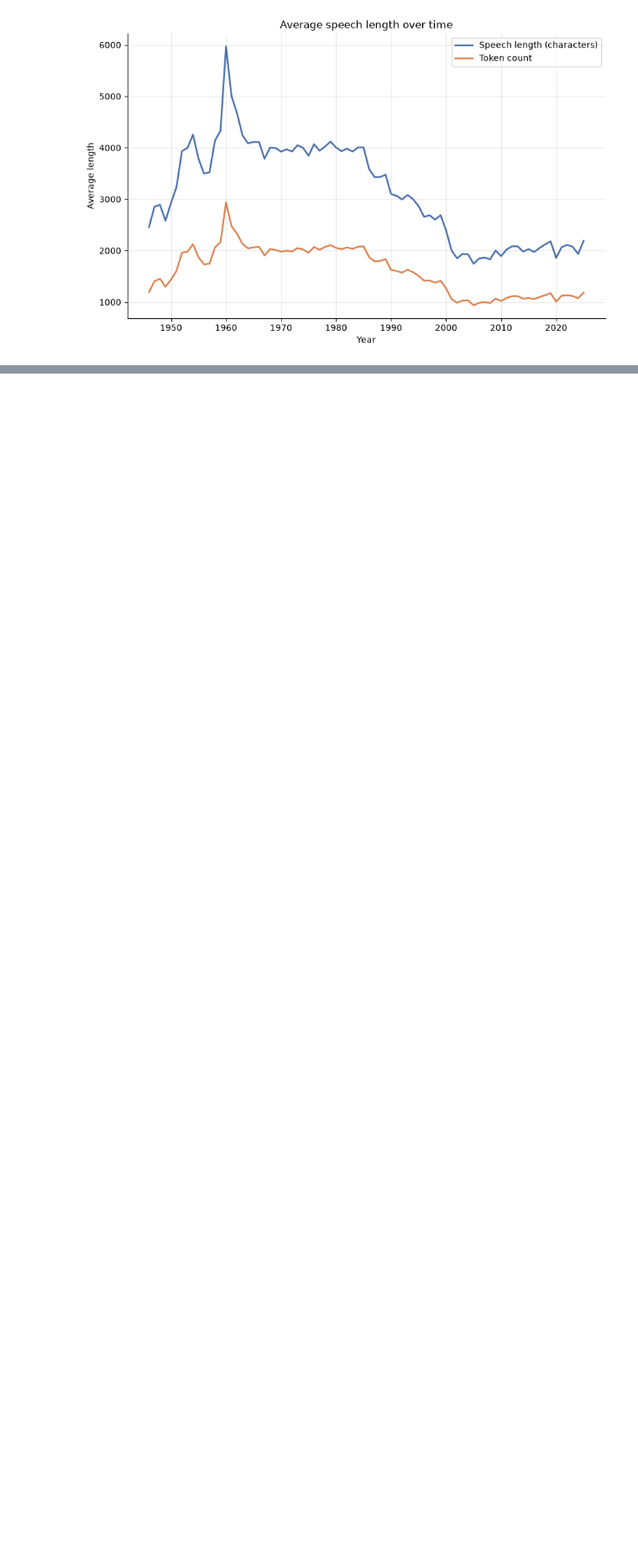
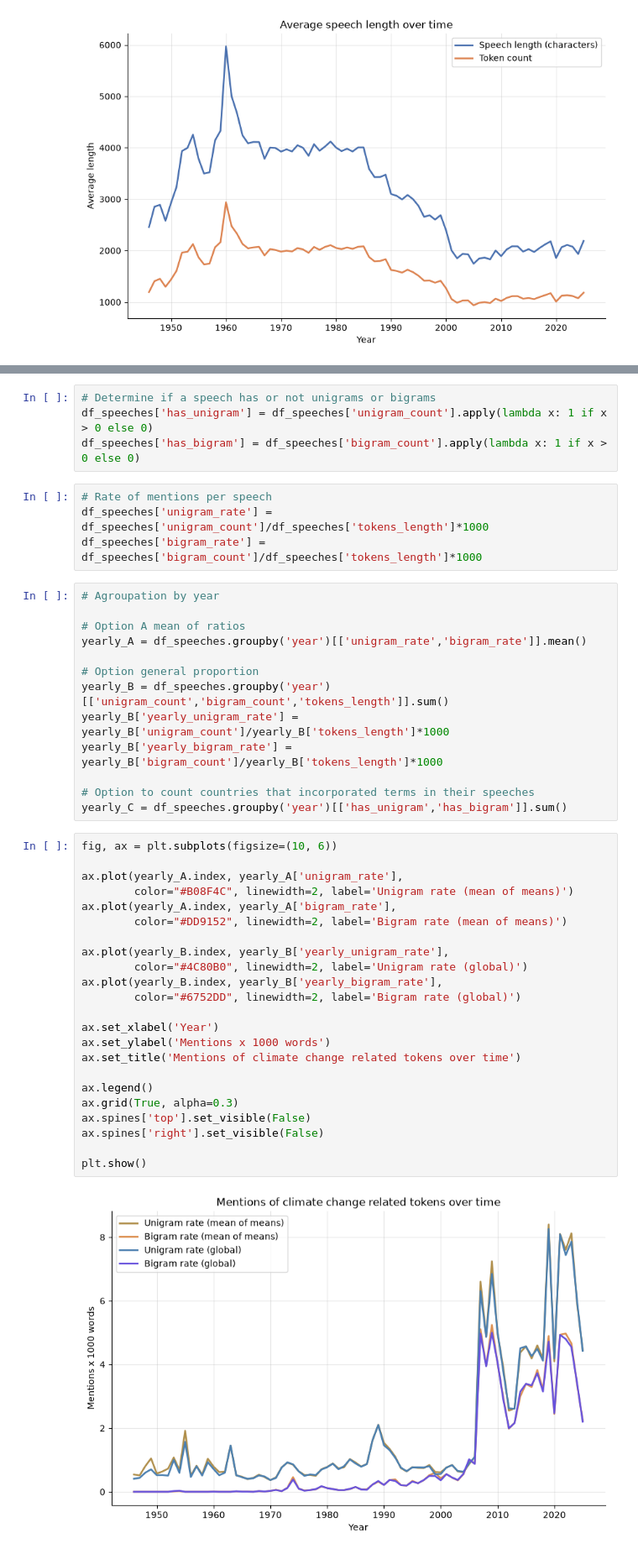
Before and after one commit to jacobgroot/FDS, a Jupyter notebook: exploratory_calixto.ipynb, the cells around one changed output, grey strips where cells are left out. Shown at 84% size. Cells and saved outputs as stored; diff of their text form; blank space fills up the shorter version.

```diff
--- a/exploratory_calixto.ipynb
+++ b/exploratory_calixto.ipynb
@@ -202,0 +257,46 @@ plt.show()
+# %%
+# Determine if a speech has or not unigrams or bigrams
+df_speeches['has_unigram'] = df_speeches['unigram_count'].apply(lambda x: 1 if x > 0 else 0)
+df_speeches['has_bigram'] = df_speeches['bigram_count'].apply(lambda x: 1 if x > 0 else 0)
+# %%
+# Rate of mentions per speech
+df_speeches['unigram_rate'] = df_speeches['unigram_count']/df_speeches['tokens_length']*1000
+df_speeches['bigram_rate'] = df_speeches['bigram_count']/df_speeches['tokens_length']*1000
+# %%
+# Agroupation by year
+
+# Option A mean of ratios
+yearly_A = df_speeches.groupby('year')[['unigram_rate','bigram_rate']].mean()
+
+# Option general proportion
+yearly_B = df_speeches.groupby('year')[['unigram_count','bigram_count','tokens_length']].sum()
+yearly_B['yearly_unigram_rate'] = yearly_B['unigram_count']/yearly_B['tokens_length']*1000
+yearly_B['yearly_bigram_rate'] = yearly_B['bigram_count']/yearly_B['tokens_length']*1000
+
+# Option to count countries that incorporated terms in their speeches
+yearly_C = df_speeches.groupby('year')[['has_unigram','has_bigram']].sum()
+# %%
+fig, ax = plt.subplots(figsize=(10, 6))
+
+ax.plot(yearly_A.index, yearly_A['unigram_rate'],
+        color="#B08F4C", linewidth=2, label='Unigram rate (mean of means)')
+ax.plot(yearly_A.index, yearly_A['bigram_rate'],
+        color="#DD9152", linewidth=2, label='Bigram rate (mean of means)')
+
+ax.plot(yearly_B.index, yearly_B['yearly_unigram_rate'],
+        color="#4C80B0", linewidth=2, label='Unigram rate (global)')
+ax.plot(yearly_B.index, yearly_B['yearly_bigram_rate'],
+        color="#6752DD", linewidth=2, label='Bigram rate (global)')
+
+ax.set_xlabel('Year')
+ax.set_ylabel('Mentions x 1000 words')
+ax.set_title('Mentions of climate change related tokens over time')
+
+ax.legend()
+ax.grid(True, alpha=0.3)
+ax.spines['top'].set_visible(False)
+ax.spines['right'].set_visible(False)
+
+plt.show()
+# %% [output]
+[figure, added]
```
Also changed, not shown: parts of 10 cells of this notebook.
